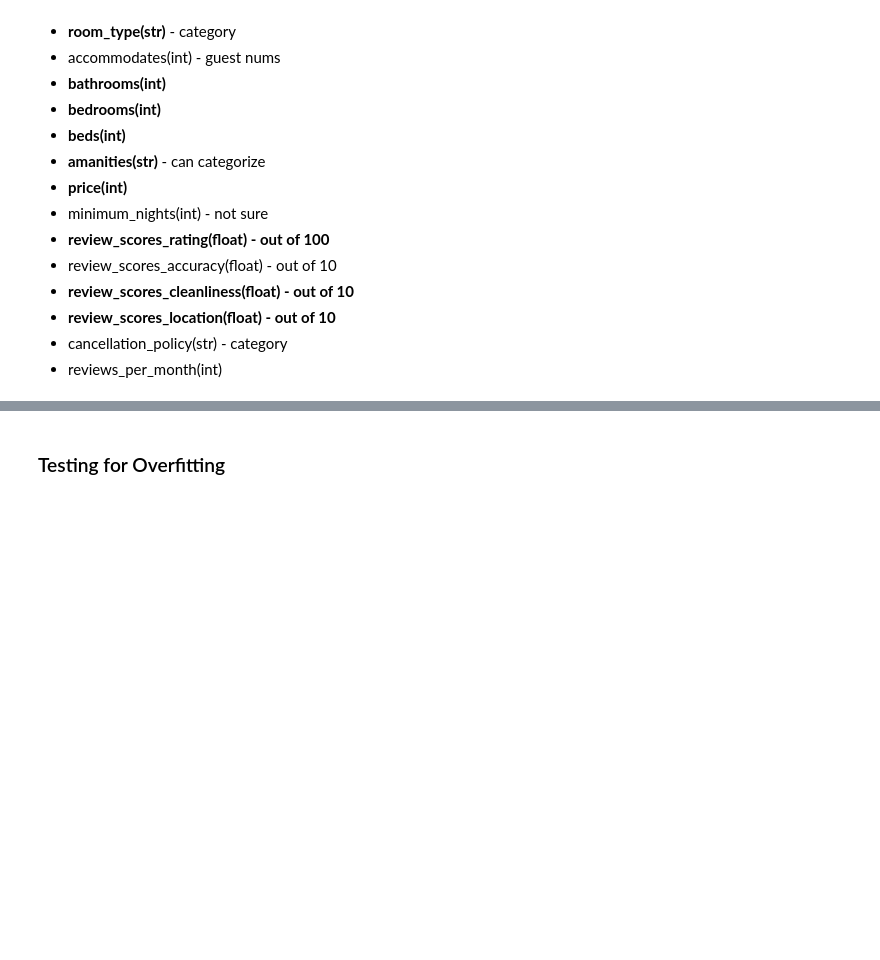
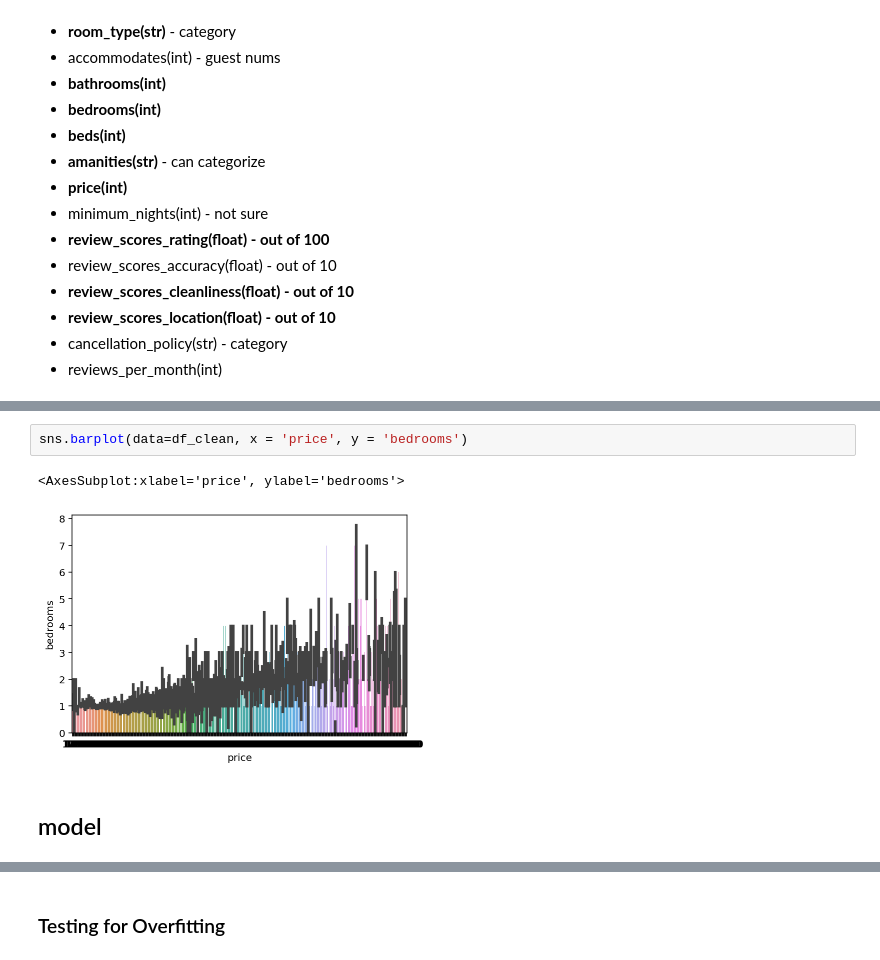
Before and after one commit to jiyeonsongg/data-mining-challenge, a Jupyter notebook: challenge_song.ipynb, the cells around one changed output, grey strips where cells are left out. Drawn from its saved outputs; the diff is of its cells as text; blank space fills up the shorter version.

```diff
--- a/challenge_song.ipynb
+++ b/challenge_song.ipynb
@@ -113,3 +182,10 @@ print(len(train_X), len(train_y))
+# %%
+sns.barplot(data=df_clean, x = 'price', y = 'bedrooms')
+# %% [output]
+<AxesSubplot:xlabel='price', ylabel='bedrooms'>
+[figure, added]
+# %% [markdown]
+## model
 # %%
 from sklearn.pipeline import Pipeline, make_union
 from sklearn.compose import ColumnTransformer
```
Also changed, not shown: parts of 11 cells of this notebook, 3 other files.
